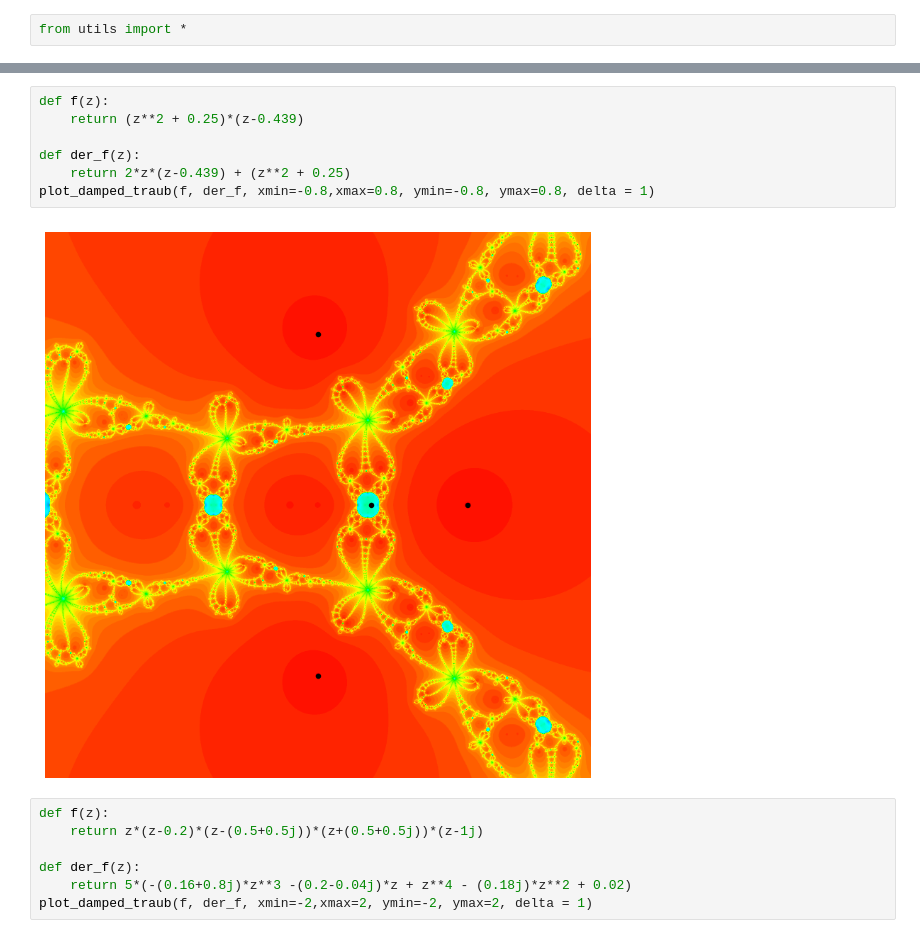
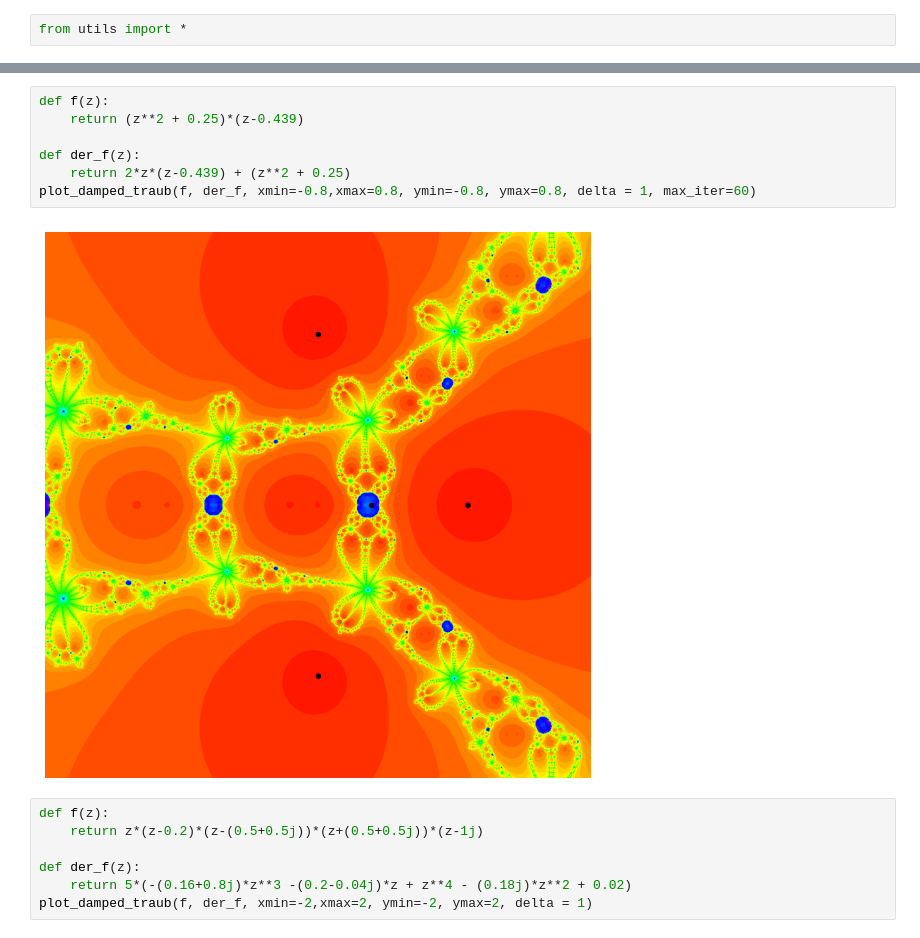
Before and after one commit to davidrosado4/damped-Traub-method, a Jupyter notebook: damped-traub.ipynb, the cells around one changed output, grey strips where cells are left out. Cells and saved outputs as stored; diff of their text form.

```diff
--- a/damped-traub.ipynb
+++ b/damped-traub.ipynb
@@ -23,12 +23,12 @@ plot_damped_traub(f, der_f, xmin=-2,xmax=2, ymin=-2, ymax=2, delta = 1)
 # %%
 def f(z):
     return (z**2 + 0.25)*(z-0.439)
 
 def der_f(z):
     return 2*z*(z-0.439) + (z**2 + 0.25)
-plot_damped_traub(f, der_f, xmin=-0.8,xmax=0.8, ymin=-0.8, ymax=0.8, delta = 1)
+plot_damped_traub(f, der_f, xmin=-0.8,xmax=0.8, ymin=-0.8, ymax=0.8, delta = 1, max_iter=60)
 # %% [output]
-[figure, old version]
+[figure, new version]
 # %%
 def f(z):
     return z*(z-0.2)*(z-(0.5+0.5j))*(z+(0.5+0.5j))*(z-1j)
```
Also changed, not shown: parts of 4 cells of this notebook.
